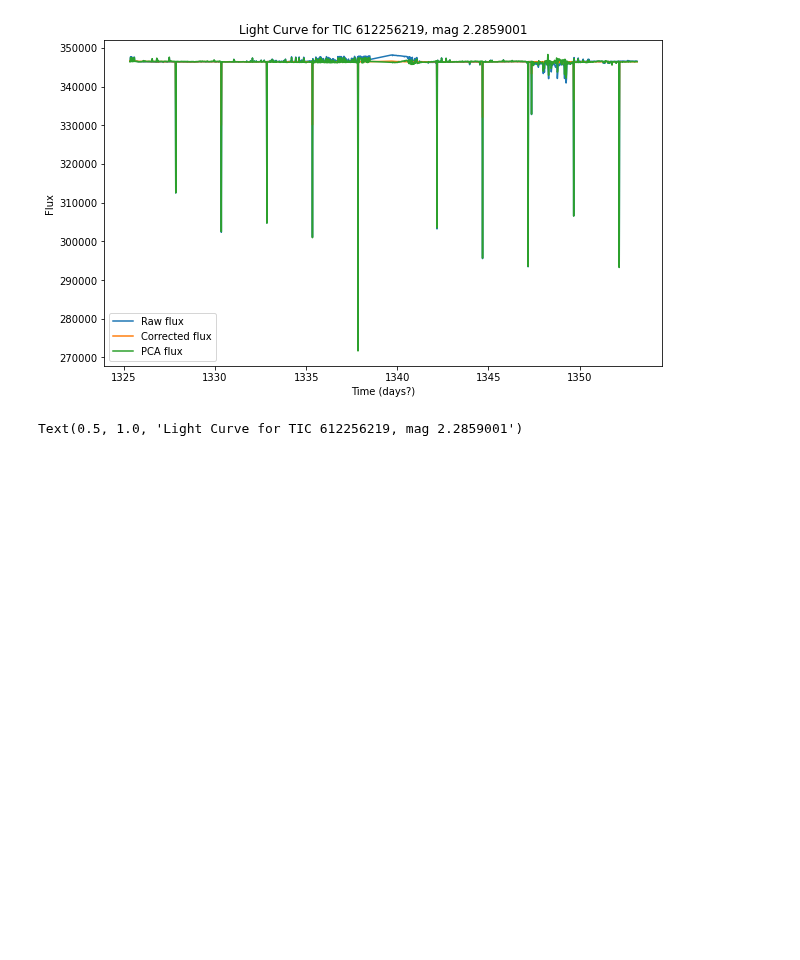
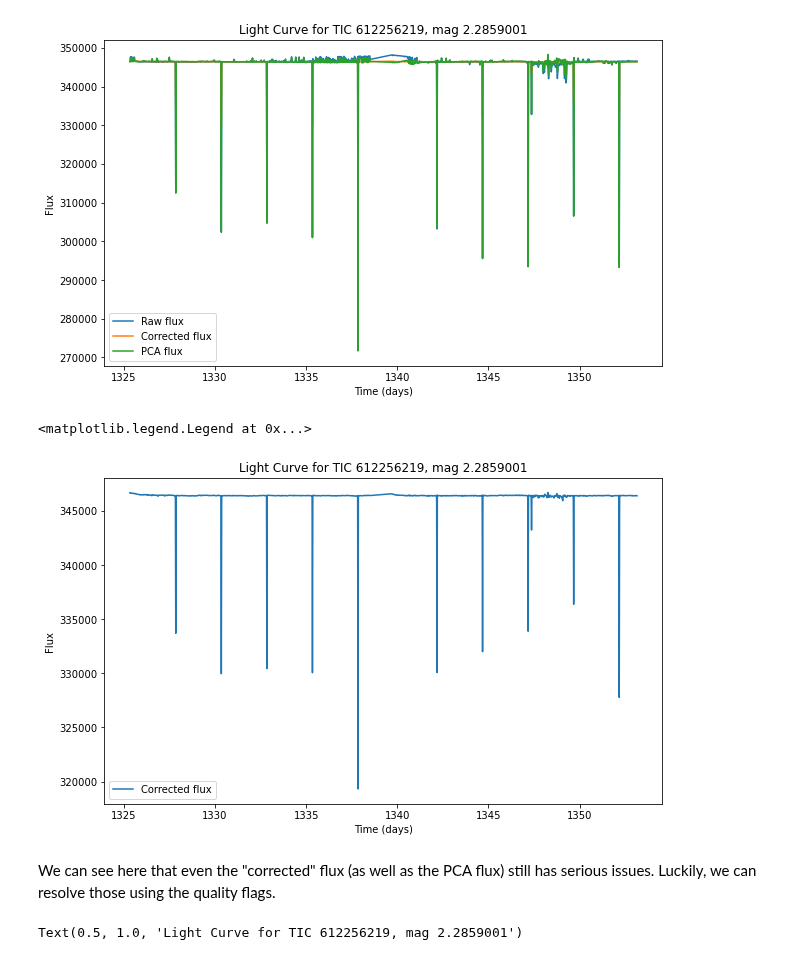
Before and after one commit to parsellsx/berkeley-seti, a Jupyter notebook: Lightcurve_Test.ipynb, the cells around one changed output. Cells and saved outputs as stored; diff of their text form; code cells hidden in the pictures; blank space fills up the shorter version.

Commit message:
Cleaned up Lightcurve_Test.ipynb

```diff
--- a/Lightcurve_Test.ipynb
+++ b/Lightcurve_Test.ipynb
@@ -4,0 +9,4 @@ import pickle
+# %%
+# Mount the GCP filesystem onto this VM
+data_dir = "/home/parsellsx/tesslcs/" # Modify with an appropriate directory on your machine
+os.system(f"gcsfuse --implicit-dirs tess-goddard-lcs {data_dir}")
@@ -5,6 +15,6 @@ import pickle
 # %%
 # Following the example given in tess_lc_readme.txt on the GCP bucket
-fp = open('tesslc_612256219.pkl','rb')
+fp = open(data_dir + 'tesslcs_sector_1_104/tesslcs_tmag_2_3/tesslc_612256219.pkl','rb')
 data = pickle.load(fp)
 fp.close()
 # %%
@@ -24,5 +35,18 @@ plt.legend(loc='best')
 # %% [output]
 <matplotlib.legend.Legend at 0x...>
 [figure]
+# %%
+# Plot just the corrected flux
+fig, ax = plt.subplots(figsize=(10,6))
+plt.plot(data[6],data[8],label='Corrected flux')
+plt.xlabel('Time (days)')
+plt.ylabel('Flux')
+plt.title('Light Curve for TIC ' + str(data[0]) + ', mag ' + str(data[3]))
+plt.legend(loc='best')
+# %% [output]
+<matplotlib.legend.Legend at 0x...>
+[figure, added]
+# %% [markdown]
+We can see here that even the "corrected" flux (as well as the PCA flux) still has serious issues. Luckily, we can resolve those using the quality flags.
 # %%
 # Now try the same thing but using the quality flags (i.e., data[11])
```
Also changed, not shown: parts of 7 cells of this notebook.
